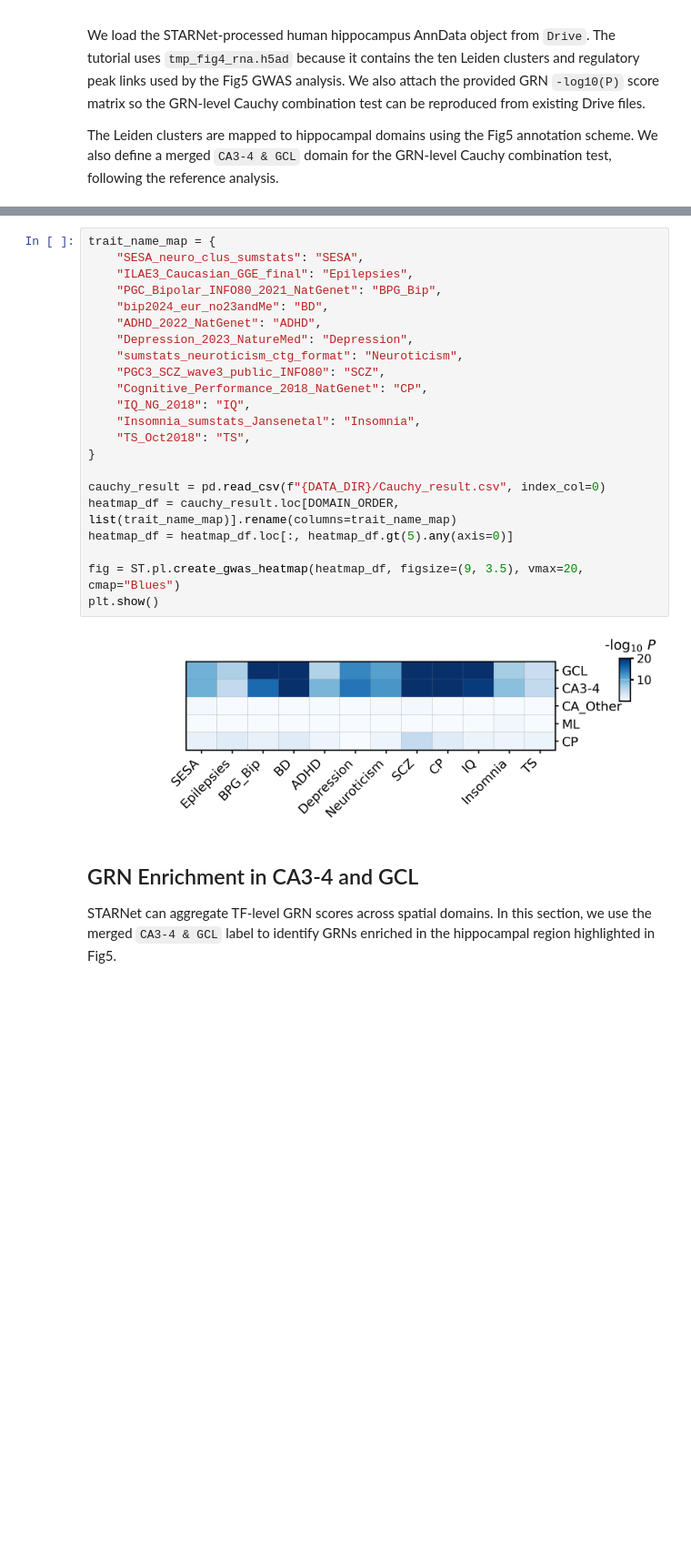
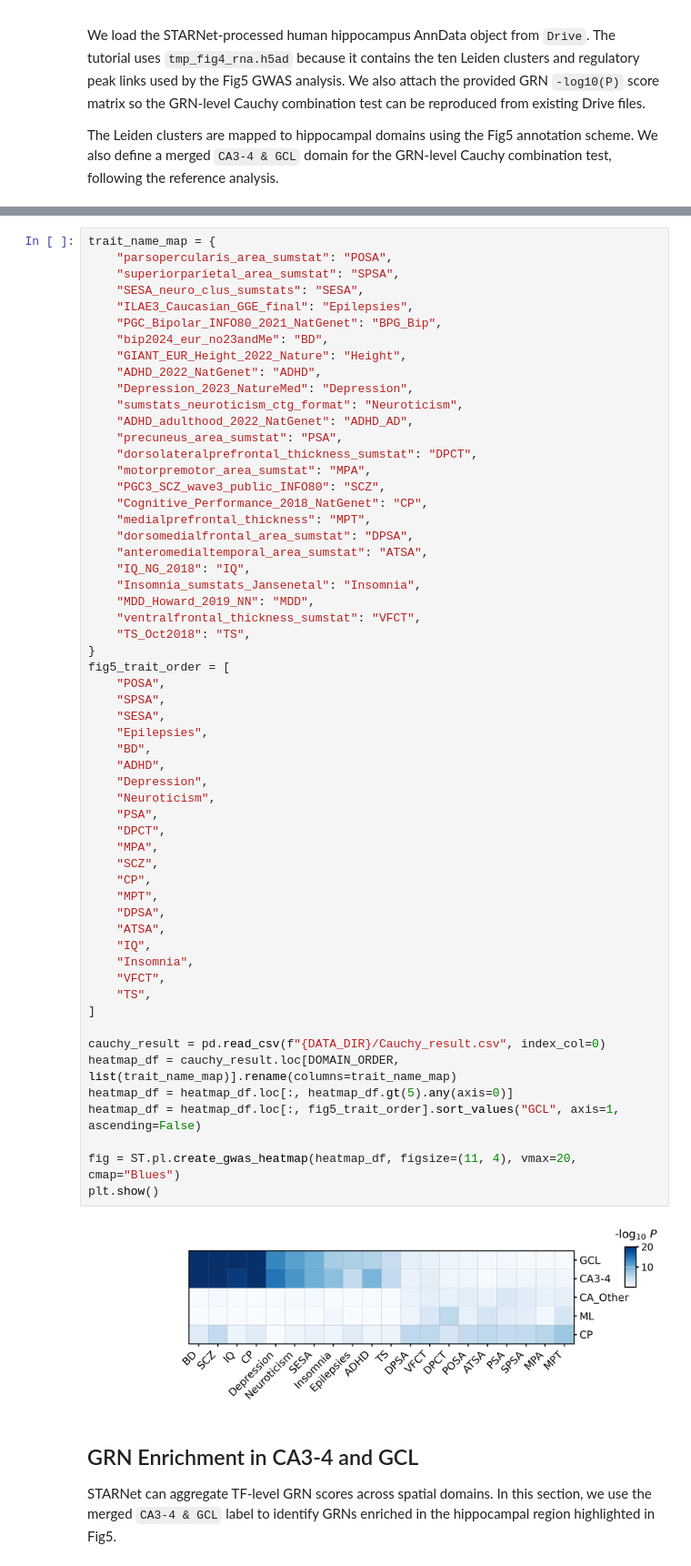
Before and after one commit to DBinary/STARNet_tutorials, a Jupyter notebook: docs/tutorials/Application_GWAS_Analysis.ipynb, the cells around one changed output, grey strips where cells are left out. Shown at 91% size. Drawn from its saved outputs; the diff is of its cells as text; blank space fills up the shorter version.

```diff
--- a/docs/tutorials/Application_GWAS_Analysis.ipynb
+++ b/docs/tutorials/Application_GWAS_Analysis.ipynb
@@ -121,27 +119,62 @@ Here we select a compact set of traits from Fig5, rename them for readability, a
 # %%
 trait_name_map = {
+    "parsopercularis_area_sumstat": "POSA",
+    "superiorparietal_area_sumstat": "SPSA",
     "SESA_neuro_clus_sumstats": "SESA",
     "ILAE3_Caucasian_GGE_final": "Epilepsies",
     "PGC_Bipolar_INFO80_2021_NatGenet": "BPG_Bip",
     "bip2024_eur_no23andMe": "BD",
+    "GIANT_EUR_Height_2022_Nature": "Height",
     "ADHD_2022_NatGenet": "ADHD",
     "Depression_2023_NatureMed": "Depression",
     "sumstats_neuroticism_ctg_format": "Neuroticism",
+    "ADHD_adulthood_2022_NatGenet": "ADHD_AD",
+    "precuneus_area_sumstat": "PSA",
+    "dorsolateralprefrontal_thickness_sumstat": "DPCT",
+    "motorpremotor_area_sumstat": "MPA",
     "PGC3_SCZ_wave3_public_INFO80": "SCZ",
     "Cognitive_Performance_2018_NatGenet": "CP",
+    "medialprefrontal_thickness": "MPT",
+    "dorsomedialfrontal_area_sumstat": "DPSA",
+    "anteromedialtemporal_area_sumstat": "ATSA",
     "IQ_NG_2018": "IQ",
     "Insomnia_sumstats_Jansenetal": "Insomnia",
+    "MDD_Howard_2019_NN": "MDD",
+    "ventralfrontal_thickness_sumstat": "VFCT",
     "TS_Oct2018": "TS",
 }
+fig5_trait_order = [
+    "POSA",
+    "SPSA",
+    "SESA",
+    "Epilepsies",
+    "BD",
+    "ADHD",
+    "Depression",
+    "Neuroticism",
+    "PSA",
+    "DPCT",
+    "MPA",
+    "SCZ",
+    "CP",
+    "MPT",
+    "DPSA",
+    "ATSA",
+    "IQ",
+    "Insomnia",
+    "VFCT",
+    "TS",
+]
 
 cauchy_result = pd.read_csv(f"{DATA_DIR}/Cauchy_result.csv", index_col=0)
 heatmap_df = cauchy_result.loc[DOMAIN_ORDER, list(trait_name_map)].rename(columns=trait_name_map)
 heatmap_df = heatmap_df.loc[:, heatmap_df.gt(5).any(axis=0)]
+heatmap_df = heatmap_df.loc[:, fig5_trait_order].sort_values("GCL", axis=1, ascending=False)
 
-fig = ST.pl.create_gwas_heatmap(heatmap_df, figsize=(9, 3.5), vmax=20, cmap="Blues")
+fig = ST.pl.create_gwas_heatmap(heatmap_df, figsize=(11, 4), vmax=20, cmap="Blues")
 plt.show()
 # %% [output]
-[figure, old version]
+[figure, new version]
 # %% [markdown]
 ## GRN Enrichment in CA3-4 and GCL
 
```
Also changed, not shown: parts of 9 cells of this notebook, 1 other file.
